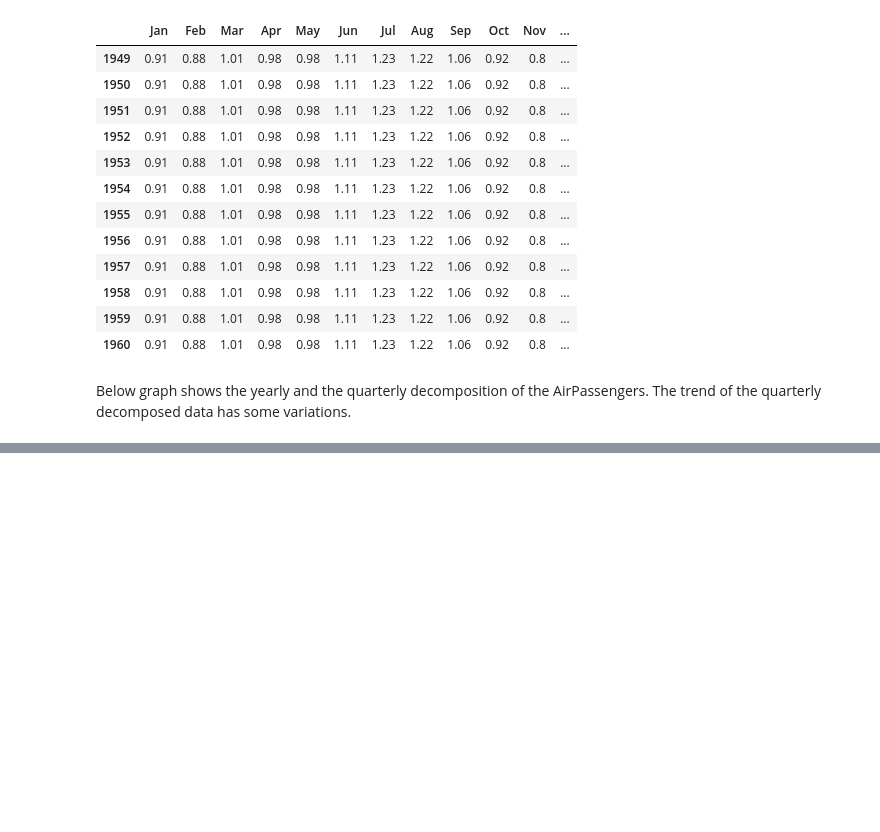
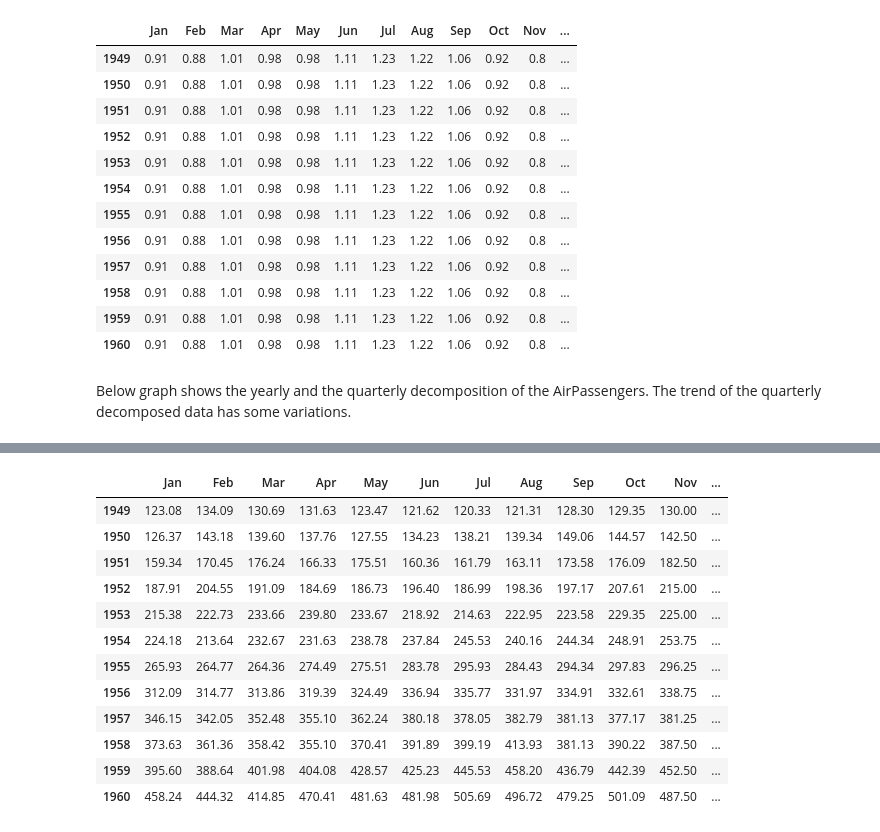
Before and after one commit to AdixSasuke/TimeSeriesAnalysis, a Jupyter notebook: 2.Decomposition_Models.ipynb, the cells around one changed output, grey strips where cells are left out. Drawn from its saved outputs; the diff is of its cells as text; code cells hidden in the pictures; blank space fills up the shorter version.

Commit message:
Seasonally adjusted data using multiplicative model

```diff
--- a/2.Decomposition_Models.ipynb
+++ b/2.Decomposition_Models.ipynb
@@ -206,0 +220,20 @@ plt.show()
+# %%
+# Importing libraries
+import numpy as np
+# Multiplicative Deseasonalized data
+AP_deseasonalized_mult = np.round(AP_reshaped / AP_season_mult, 2)
+AP_deseasonalized_mult
+# %% [output]
+|  | Jan | Feb | Mar | Apr | May | Jun | Jul | Aug | Sep | Oct | Nov | ... |
+| 1949 | 123.08 | 134.09 | 130.69 | 131.63 | 123.47 | 121.62 | 120.33 | 121.31 | 128.30 | 129.35 | 130.00 | ... |
+| 1950 | 126.37 | 143.18 | 139.60 | 137.76 | 127.55 | 134.23 | 138.21 | 139.34 | 149.06 | 144.57 | 142.50 | ... |
+| 1951 | 159.34 | 170.45 | 176.24 | 166.33 | 175.51 | 160.36 | 161.79 | 163.11 | 173.58 | 176.09 | 182.50 | ... |
+| 1952 | 187.91 | 204.55 | 191.09 | 184.69 | 186.73 | 196.40 | 186.99 | 198.36 | 197.17 | 207.61 | 215.00 | ... |
+| 1953 | 215.38 | 222.73 | 233.66 | 239.80 | 233.67 | 218.92 | 214.63 | 222.95 | 223.58 | 229.35 | 225.00 | ... |
+| 1954 | 224.18 | 213.64 | 232.67 | 231.63 | 238.78 | 237.84 | 245.53 | 240.16 | 244.34 | 248.91 | 253.75 | ... |
+| 1955 | 265.93 | 264.77 | 264.36 | 274.49 | 275.51 | 283.78 | 295.93 | 284.43 | 294.34 | 297.83 | 296.25 | ... |
+| 1956 | 312.09 | 314.77 | 313.86 | 319.39 | 324.49 | 336.94 | 335.77 | 331.97 | 334.91 | 332.61 | 338.75 | ... |
+| 1957 | 346.15 | 342.05 | 352.48 | 355.10 | 362.24 | 380.18 | 378.05 | 382.79 | 381.13 | 377.17 | 381.25 | ... |
+| 1958 | 373.63 | 361.36 | 358.42 | 355.10 | 370.41 | 391.89 | 399.19 | 413.93 | 381.13 | 390.22 | 387.50 | ... |
+| 1959 | 395.60 | 388.64 | 401.98 | 404.08 | 428.57 | 425.23 | 445.53 | 458.20 | 436.79 | 442.39 | 452.50 | ... |
+| 1960 | 458.24 | 444.32 | 414.85 | 470.41 | 481.63 | 481.98 | 505.69 | 496.72 | 479.25 | 501.09 | 487.50 | ... |
```
Also changed, not shown: parts of 3 cells of this notebook.
